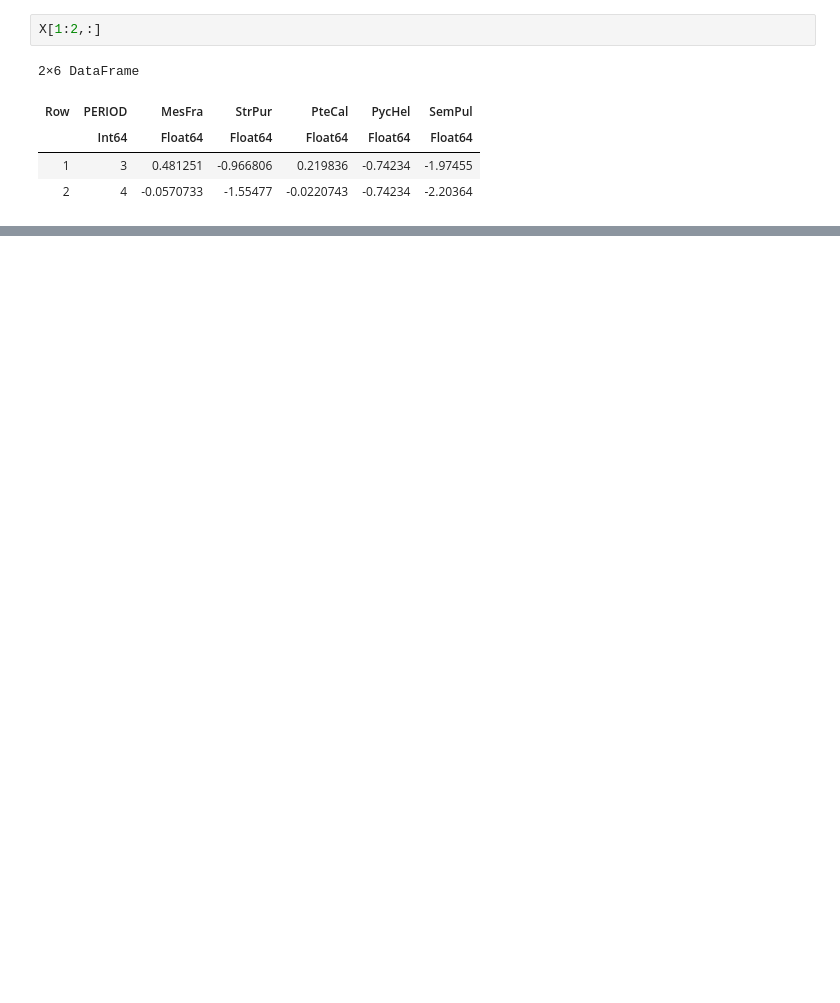
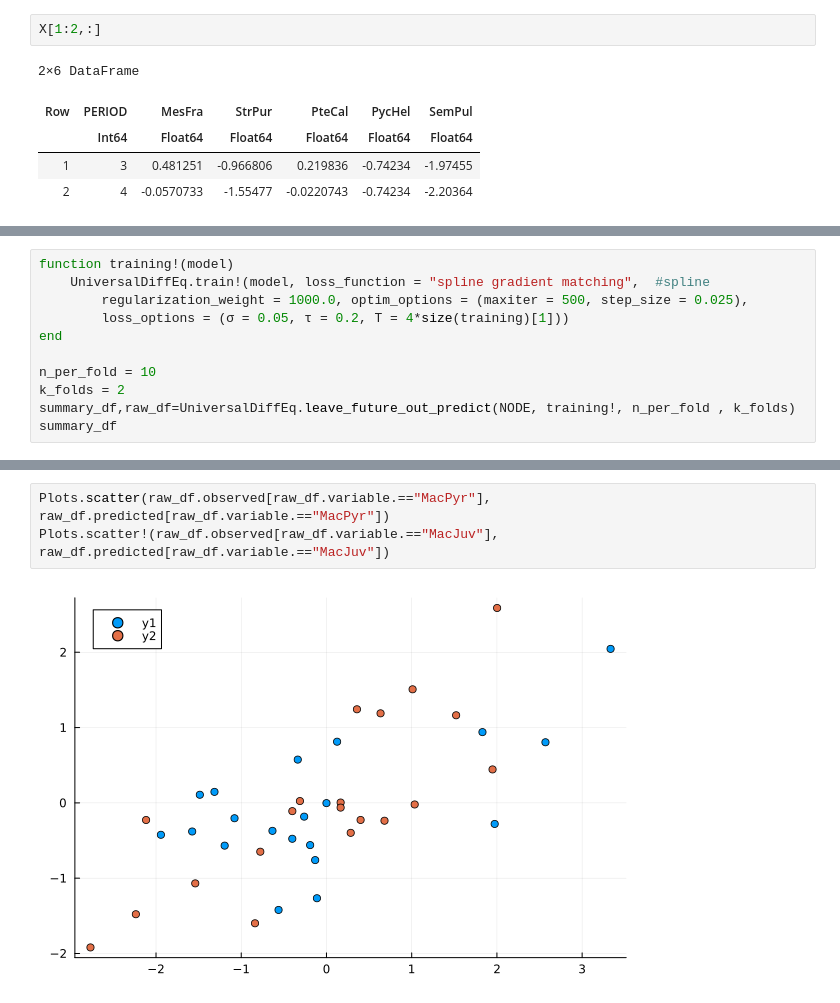
Before and after one commit to Jack-H-Buckner/SpatiallyReplicatedUDEs, a Jupyter notebook: analysis/OneSite.ipynb, the cells around one changed output, grey strips where cells are left out. Drawn from its saved outputs; the diff is of its cells as text; blank space fills up the shorter version.

```diff
--- a/analysis/OneSite.ipynb
+++ b/analysis/OneSite.ipynb
@@ -93,2 +72,12 @@ plt
 # %%
+function training!(model)
+    UniversalDiffEq.train!(model, loss_function = "spline gradient matching",  #spline
+        regularization_weight = 1000.0, optim_options = (maxiter = 500, step_size = 0.025),
+        loss_options = (σ = 0.05, τ = 0.2, T = 4*size(training)[1]))
+end
+
+n_per_fold = 10
+k_folds = 2
+summary_df,raw_df=UniversalDiffEq.leave_future_out_predict(NODE, training!, n_per_fold , k_folds)
+summary_df
 # %% [output]
@@ -95,0 +92,5 @@ plt
+# %%
+Plots.scatter(raw_df.observed[raw_df.variable.=="MacPyr"], raw_df.predicted[raw_df.variable.=="MacPyr"])
+Plots.scatter!(raw_df.observed[raw_df.variable.=="MacJuv"], raw_df.predicted[raw_df.variable.=="MacJuv"])
+# %% [output]
+[figure, added]
```
Also changed, not shown: parts of 14 cells of this notebook, 40 other files.
